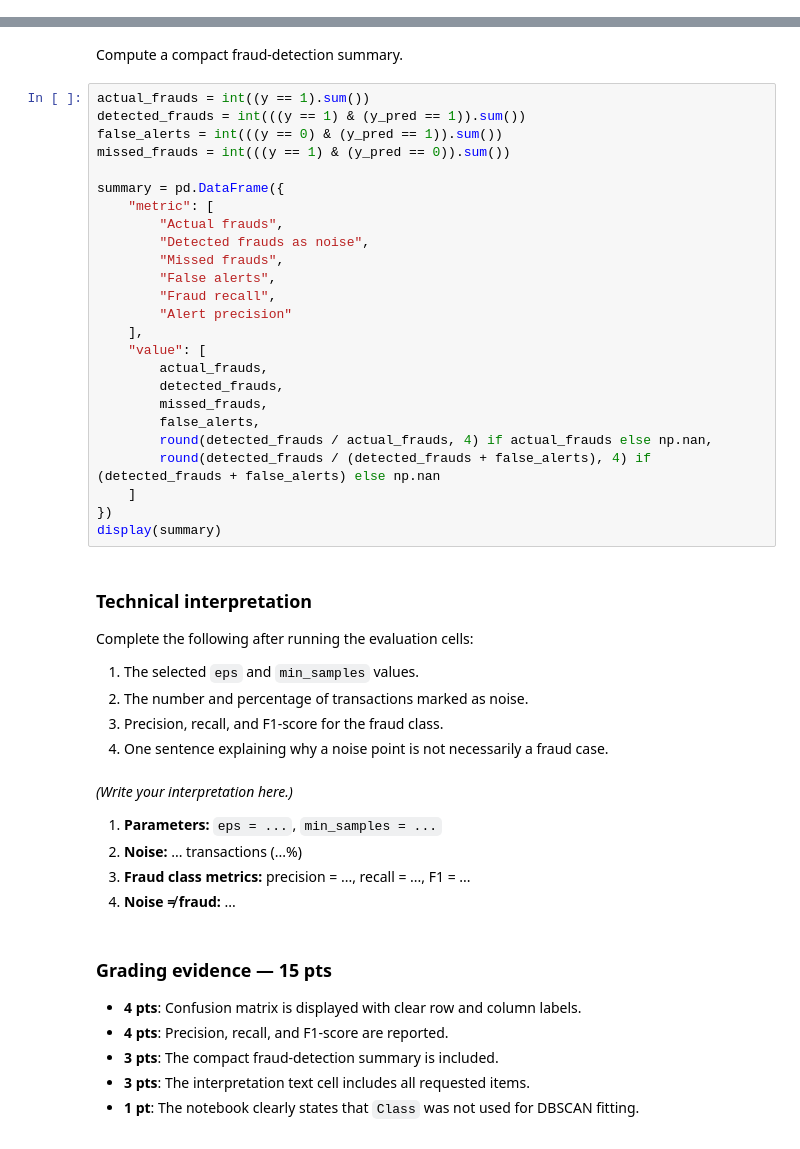
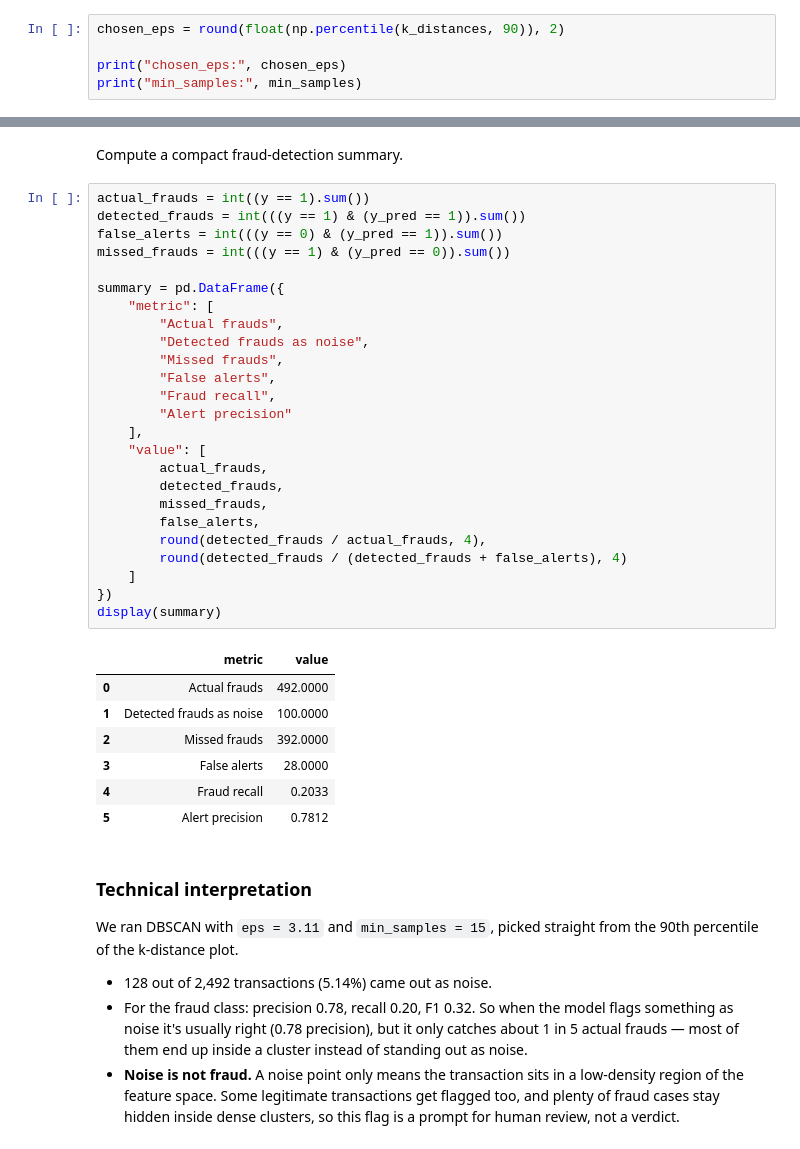
Before and after one commit to notyorch/DBSCAN_Fraud_Detection_Practice, a Jupyter notebook: main.ipynb, the cells around one changed output, grey strips where cells are left out. Cells and saved outputs as stored; diff of their text form.

```diff
--- a/main.ipynb
+++ b/main.ipynb
@@ -247,0 +345,5 @@ print("Chosen min_samples:", min_samples)
+# %%
+chosen_eps = round(float(np.percentile(k_distances, 90)), 2)
+
+print("chosen_eps:", chosen_eps)
+print("min_samples:", min_samples)
@@ -356,49 +500,41 @@ Compute a compact fraud-detection summary.
 # %%
 actual_frauds = int((y == 1).sum())
 detected_frauds = int(((y == 1) & (y_pred == 1)).sum())
 false_alerts = int(((y == 0) & (y_pred == 1)).sum())
 missed_frauds = int(((y == 1) & (y_pred == 0)).sum())
 
 summary = pd.DataFrame({
     "metric": [
         "Actual frauds",
         "Detected frauds as noise",
         "Missed frauds",
         "False alerts",
         "Fraud recall",
         "Alert precision"
     ],
     "value": [
         actual_frauds,
         detected_frauds,
         missed_frauds,
         false_alerts,
-        round(detected_frauds / actual_frauds, 4) if actual_frauds else np.nan,
-        round(detected_frauds / (detected_frauds + false_alerts), 4) if (detected_frauds + false_alerts) else np.nan
+        round(detected_frauds / actual_frauds, 4),
+        round(detected_frauds / (detected_frauds + false_alerts), 4)
     ]
 })
 display(summary)
+# %% [output]
+|  | metric | value |
+| 0 | Actual frauds | 492.0000 |
+| 1 | Detected frauds as noise | 100.0000 |
+| 2 | Missed frauds | 392.0000 |
+| 3 | False alerts | 28.0000 |
+| 4 | Fraud recall | 0.2033 |
+| 5 | Alert precision | 0.7812 |
 # %% [markdown]
 ### Technical interpretation
 
-Complete the following after running the evaluation cells:
+We ran DBSCAN with `eps = 3.11` and `min_samples = 15`, picked straight from the 90th percentile of the k-distance plot.
 
-1. The selected `eps` and `min_samples` values.
-2. The number and percentage of transactions marked as noise.
-3. Precision, recall, and F1-score for the fraud class.
-4. One sentence explaining why a noise point is not necessarily a fraud case.
+- 128 out of 2,492 transactions (5.14%) came out as noise.
+- For the fraud class: precision 0.78, recall 0.20, F1 0.32. So when the model flags something as noise it's usually right (0.78 precision), but it only catches about 1 in 5 actual frauds — most of them end up inside a cluster instead of standing out as noise.
+- **Noise is not fraud.** A noise point only means the transaction sits in a low-density region of the feature space. Some legitimate transactions get flagged too, and plenty of fraud cases stay hidden inside dense clusters, so this flag is a prompt for human review, not a verdict.
-# %% [markdown]
-*(Write your interpretation here.)*
-
-1. **Parameters:** `eps = ...`, `min_samples = ...`
-2. **Noise:** ... transactions (...%)
-3. **Fraud class metrics:** precision = ..., recall = ..., F1 = ...
-4. **Noise ≠ fraud:** ...
-# %% [markdown]
-### Grading evidence — 15 pts
-
-- **4 pts**: Confusion matrix is displayed with clear row and column labels.
-- **4 pts**: Precision, recall, and F1-score are reported.
-- **3 pts**: The compact fraud-detection summary is included.
-- **3 pts**: The interpretation text cell includes all requested items.
-- **1 pt**: The notebook clearly states that `Class` was not used for DBSCAN fitting.
```
Also changed, not shown: parts of 36 cells of this notebook, 2 other files.
